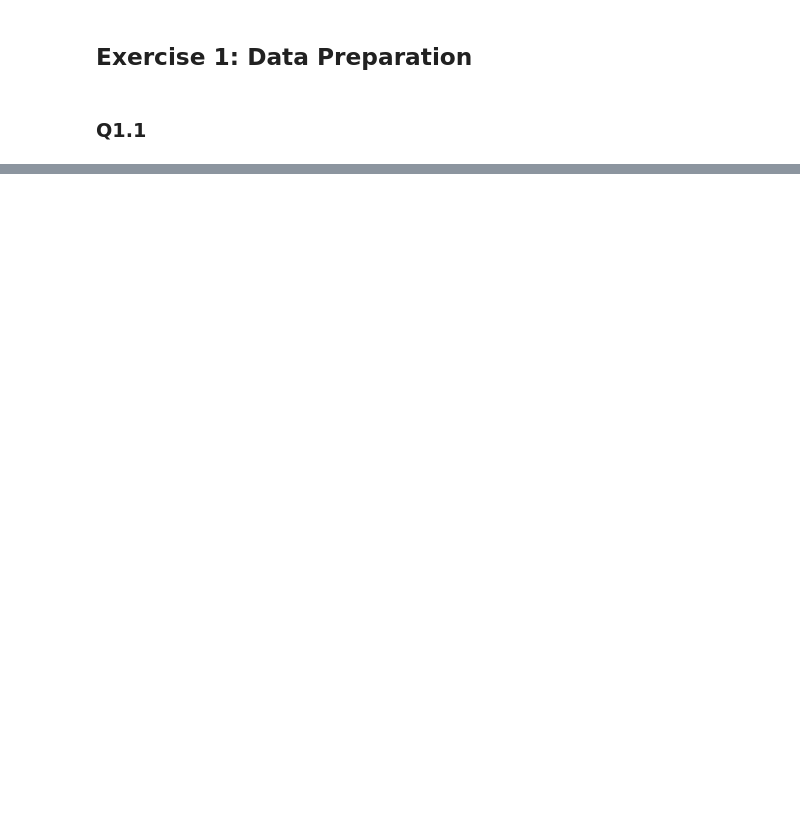
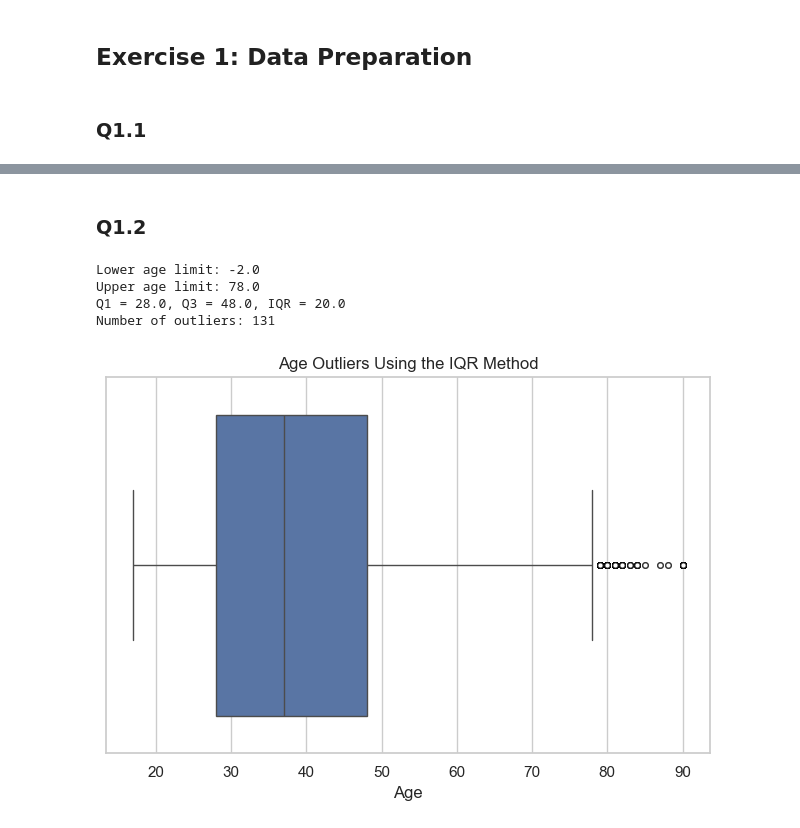
Before and after one commit to BjornIvar1/IDATG2208-Assignment2, a Jupyter notebook: Assignment2.ipynb, the cells around one changed output, grey strips where cells are left out. Saved outputs shown, nothing was run; the diff lists cells and outputs as text; code cells hidden in the pictures; blank space fills up the shorter version.

```diff
--- a/Assignment2.ipynb
+++ b/Assignment2.ipynb
@@ -29,3 +35,17 @@ print(X)
+# %%
+# Split the data into 60% train and 40% temp
+X_train, X_temp, y_train, y_temp = train_test_split(
+    X, y, test_size=0.4, stratify=y, random_state=42
+)
+
+# Split the data into validation and test
+X_val, X_test, y_val, y_test = train_test_split(
+    X_temp, y_temp, test_size=0.5, stratify=y_temp, random_state=42
+)
+
+stratified_cv = StratifiedKFold(
+    n_splits=5, shuffle=True, random_state=42
+)
 # %% [markdown]
 ### Q1.1
 # %%
@@ -32,0 +94,52 @@ print(adult.isna().sum)
+# %% [markdown]
+### Q1.2
+# %%
+import matplotlib.pyplot as plt
+import seaborn as sns
+
+X_train_age = X_train["age"]
+
+# Calculate Q1, Q3 and IQR
+Q1 = X_train_age.quantile(0.25)
+Q3 = X_train_age.quantile(0.75)
+IQR = Q3 - Q1
+
+# Define the bounds
+lower_bound = Q1 - 1.5 * IQR
+upper_bound = Q3 + 1.5 * IQR
+
+print("Lower age limit:", lower_bound)
+print("Upper age limit:", upper_bound)
+
+print(f"Q1 = {Q1}, Q3 = {Q3}, IQR = {IQR}")
+
+# Detect the outliers
+iqr_Outliers = ((X_train_age < lower_bound) | (X_train_age > upper_bound))
+
+print(f"Number of outliers: {iqr_Outliers.sum()}")
+
+# Plot of the outliers using IQE
+plt.style.use("default")
+sns.set_theme(style="whitegrid")
+
+sns.boxplot(
+    x=X_train_age,
+    flierprops={
+        "marker": "o",
+        "markersize": 4,
+        "markerfacecolor": "white",
+        "markeredgecolor": "black",
+        "alpha": 0.6
+    }
+)
+
+plt.xlabel("Age")
+plt.title("Age Outliers Using the IQR Method")
+plt.tight_layout()
+plt.show()
+# %% [output]
+Lower age limit: -2.0
+Upper age limit: 78.0
+Q1 = 28.0, Q3 = 48.0, IQR = 20.0
+Number of outliers: 131
+[figure, added]
```
Also changed, not shown: parts of 102 cells of this notebook.
